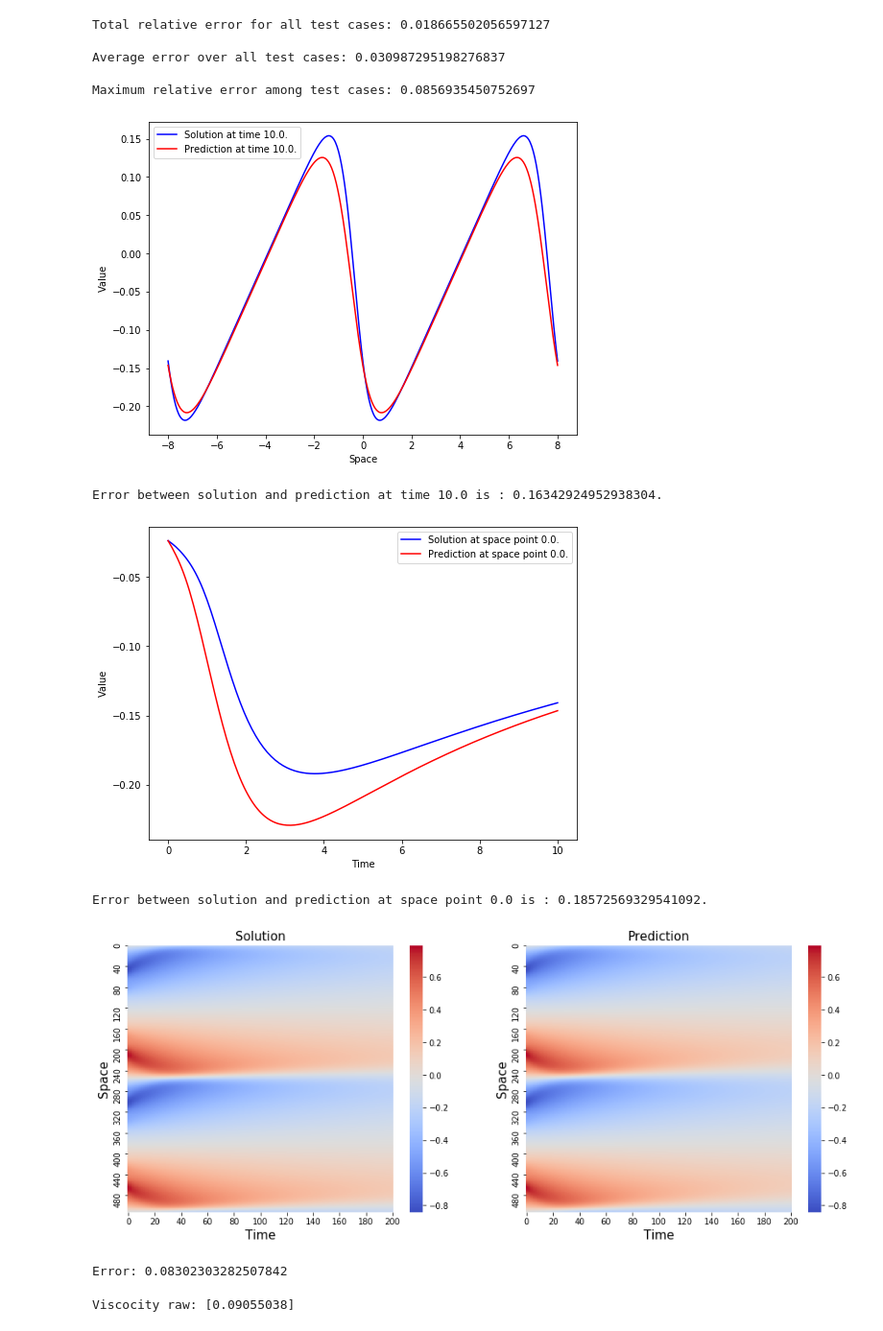
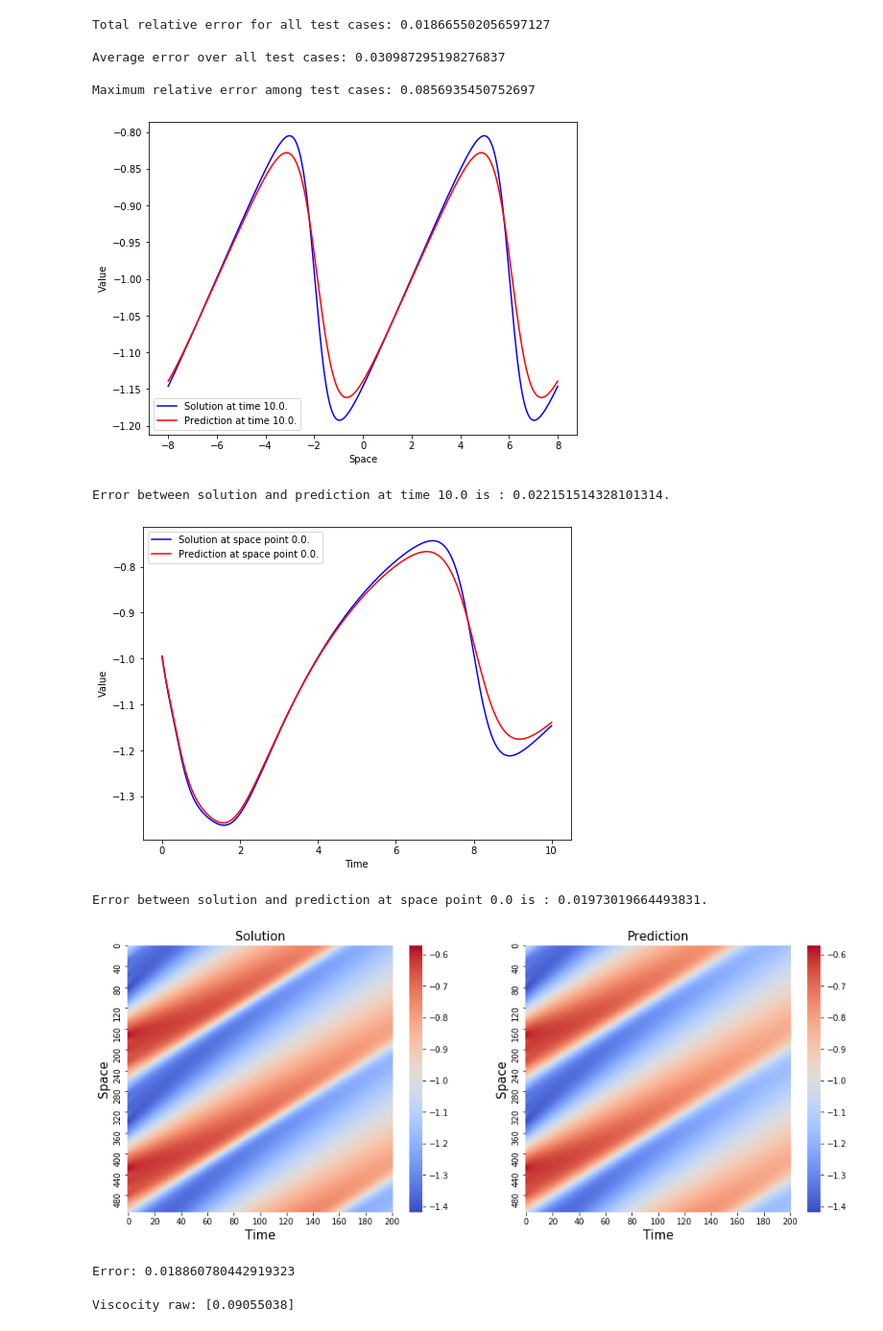
Before and after one commit to andrisger/Feature-Engineering-with-Regularity-Structures, a Jupyter notebook: Burgers_Numerics.ipynb, the cells around one changed output. Shown at 96% size. Saved outputs shown, nothing was run; the diff lists cells and outputs as text; code cells hidden in the pictures.

Commit message:
Numerics for Burgers Equation

```diff
--- a/Burgers_Numerics.ipynb
+++ b/Burgers_Numerics.ipynb
@@ -69,19 +66,19 @@ Average error over all test cases: 0.030987295198276837
 
 Maximum relative error among test cases: 0.0856935450752697
 # %%
-k, t, x = 19, 200, 256
-show.time_comparison(k, t, Burgers_true, Prediction, title = False)
-show.space_comparison(k, x, Burgers_true, Prediction, title = False)
+m, t, x = 1, 200, 256
+show.time_comparison(m, t, Burgers_true, Prediction, title = False)
+show.space_comparison(m, x, Burgers_true, Prediction, title = False)
 # %% [output]
-[figure, old version]
+[figure, new version]
-Error between solution and prediction at time 10.0 is : 0.16342924952938304.
+Error between solution and prediction at time 10.0 is : 0.022151514328101314.
-[figure, old version]
+[figure, new version]
-Error between solution and prediction at space point 0.0 is : 0.18572569329541092.
+Error between solution and prediction at space point 0.0 is : 0.01973019664493831.
 # %%
-show.full_comparison(19, Burgers_true, Prediction)
+show.full_comparison(m, Burgers_true, Prediction)
 # %% [output]
-[figure, old version]
+[figure, new version]
-Error: 0.08302303282507842
+Error: 0.018860780442919323
 # %%
 # Regression to determine viscosity from train cases
 
```
Also changed, not shown: parts of 3 cells of this notebook.
